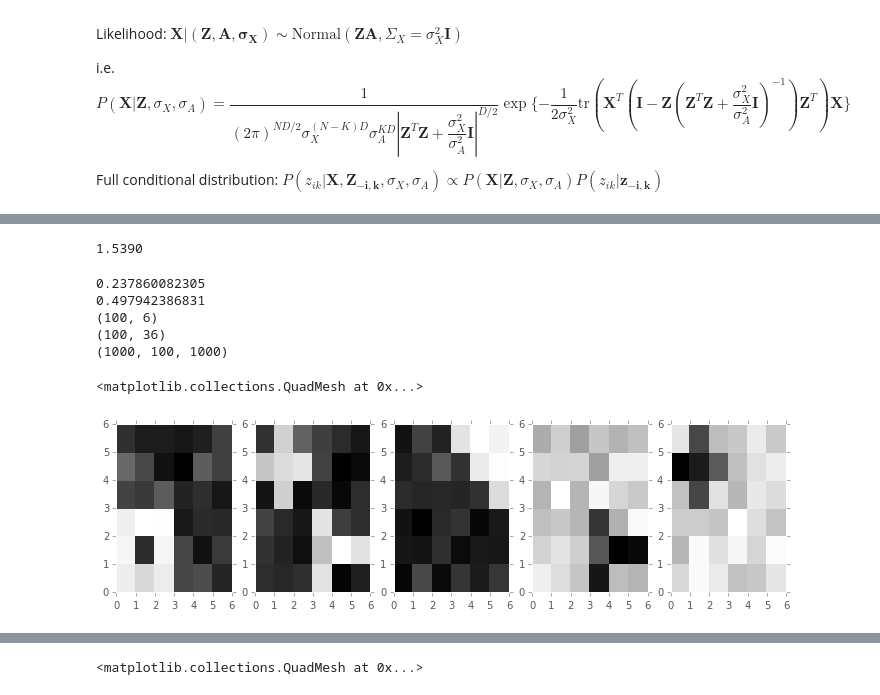
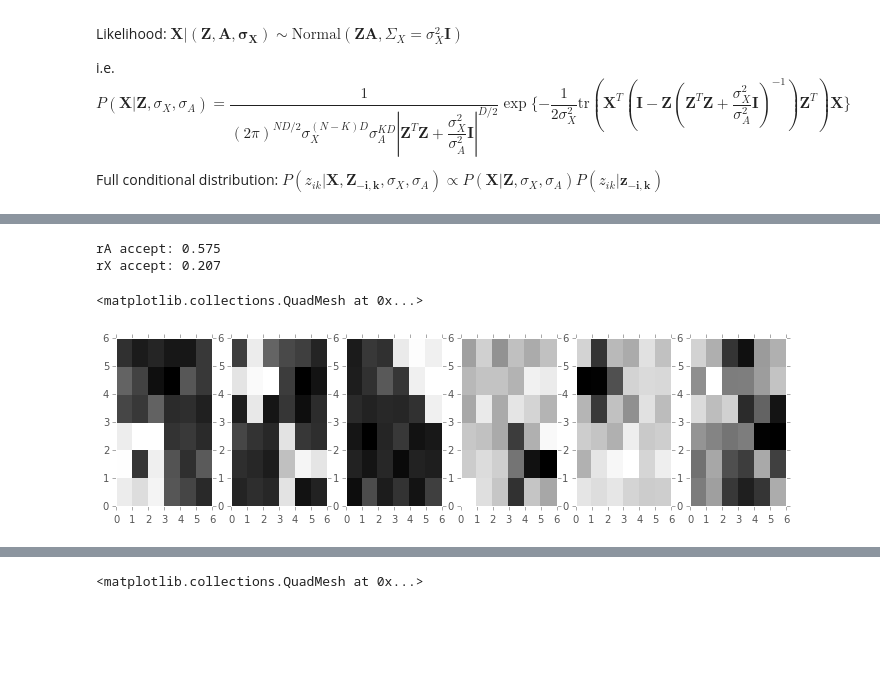
Before and after one commit to star1327p/STA663-Christine-Chai-Final-Project, a Jupyter notebook: Optimization_Cython.ipynb, the cells around one changed output, grey strips where cells are left out. Saved outputs shown, nothing was run; the diff lists cells and outputs as text; code cells hidden in the pictures; blank space fills up the shorter version.

```diff
--- a/Optimization_Cython.ipynb
+++ b/Optimization_Cython.ipynb
@@ -694,21 +523,0 @@ plt.plot(sigmaA_arr)
-# %%
-# print np.mean(Kplus_arr)
-# print sigmaX_arr
-# print Kplus_arr
-# print sum(Kplus_arr == 5)
-Kplus00 = 4
-stats.gamma.rvs(a = 1+Kplus00, loc = 0, scale = np.reciprocal(1+Harmonics),size=1)[0]
-# %% [output]
-1.5390
-# %%
-print rX_accept/2430
-print rA_accept/2430
-print Z.shape
-print X.shape
-print Z_arr.shape
-# %% [output]
-0.237860082305
-0.497942386831
-(100, 6)
-(100, 36)
-(1000, 100, 1000)
@@ -717,31 +535,38 @@ print Z_arr.shape
 # %%
 # Setup the array
-iteration = 400
+iteration = 999
 
 Kplus_final = Kplus_arr[iteration] # This works even when Kplus_final is not 4
-Z_final = Z_arr[156,:,0:Kplus_final].reshape(N,Kplus_final)
+Z_final = Z_arr[iteration,:,0:Kplus_final].reshape(N,Kplus_final)
 sigmaX_final = sigmaX_arr[iteration]
 sigmaA_final = sigmaA_arr[iteration]
 A_inf = np.dot(np.linalg.inv(np.dot(Z_final.T,Z_final) +  ((sigmaX_final/sigmaA_final)**2)*np.identity(Kplus_final)),np.dot(Z_final.T,X))
 
-A_inf[3,:].reshape(6,6)
 # subplot(1,4,1); imagesc(reshape(A_inf(1,:),6,6)); colormap(gray); axis off
 # subplot(1,4,2); imagesc(reshape(A_inf(2,:),6,6)); colormap(gray); axis off
 # subplot(1,4,3); imagesc(reshape(A_inf(3,:),6,6)); colormap(gray); axis off
 # subplot(1,4,4); imagesc(reshape(A_inf(4,:),6,6)); colormap(gray); axis off
 
+# Acceptance rate
+print "rA accept:",np.sum(rA_accept)/mcmc
+print "rX accept:",np.sum(rX_accept)/mcmc
+
 # print "Example image:\n",A_inf[0,:].reshape(6,6)
 plt.figure(num=None,figsize=(12,3),dpi=80)
-plt.subplot(151)
+plt.subplot(161)
 plt.pcolormesh(A_inf[0,:].reshape(6,6),cmap=plt.cm.gray)
-plt.subplot(152)
+plt.subplot(162)
 plt.pcolormesh(A_inf[1,:].reshape(6,6),cmap=plt.cm.gray)
-plt.subplot(153)
+plt.subplot(163)
 plt.pcolormesh(A_inf[2,:].reshape(6,6),cmap=plt.cm.gray)
-plt.subplot(154)
+plt.subplot(164)
 plt.pcolormesh(A_inf[3,:].reshape(6,6),cmap=plt.cm.gray)
-plt.subplot(155)
+plt.subplot(165)
 plt.pcolormesh(A_inf[4,:].reshape(6,6),cmap=plt.cm.gray)
+plt.subplot(166)
+plt.pcolormesh(A_inf[5,:].reshape(6,6),cmap=plt.cm.gray)
 # %% [output]
-<matplotlib.collections.QuadMesh at 0x...>
+rA accept: 0.575
+rX accept: 0.207
+<matplotlib.collections.QuadMesh at 0x...>
-[figure, old version]
+[figure, new version]
```
Also changed, not shown: parts of 37 cells of this notebook.
